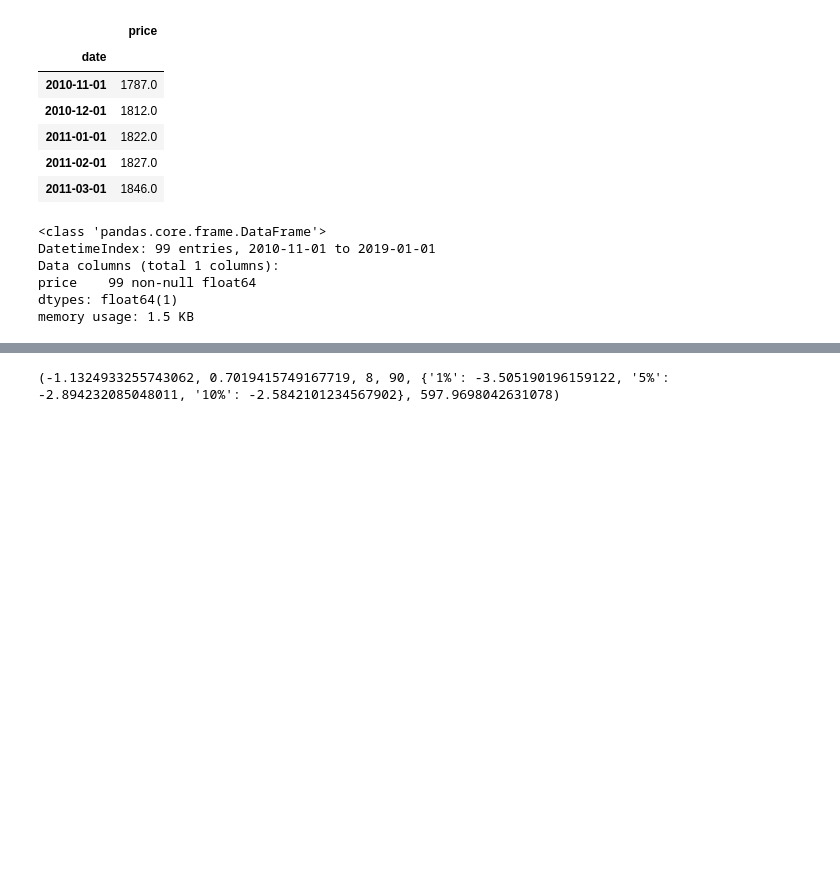
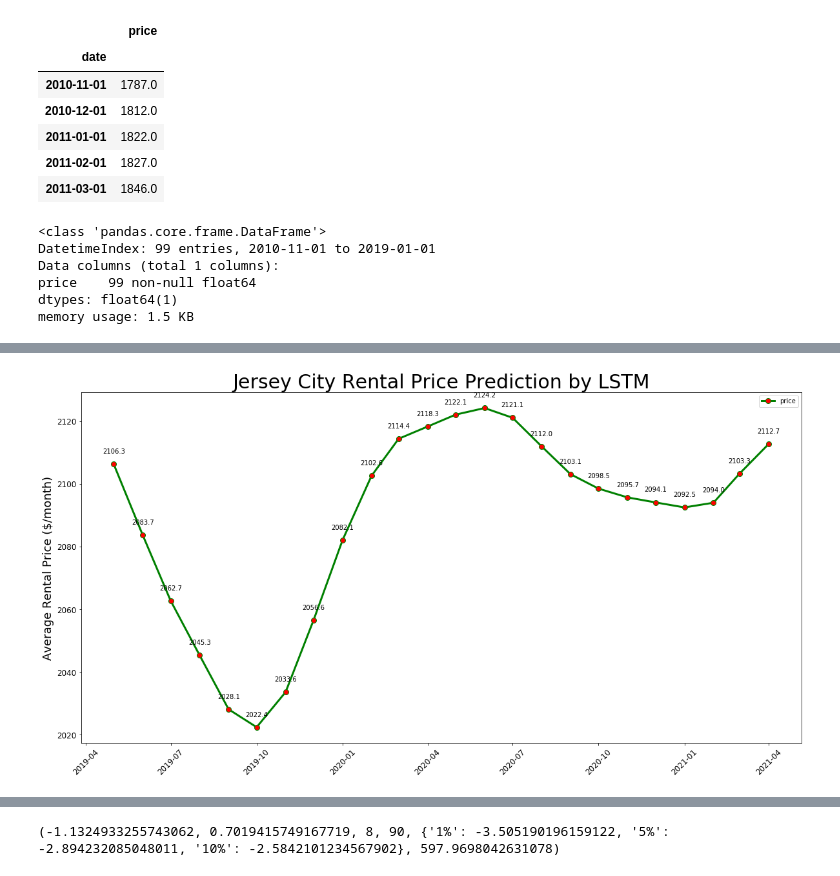
Before and after one commit to JamesLi0217/SSW695_DuckHome, a Jupyter notebook: build_model/AreaPrice_JerseyCity.ipynb, the cells around one changed output, grey strips where cells are left out. Drawn from its saved outputs; the diff is of its cells as text; code cells hidden in the pictures; blank space fills up the shorter version.

```diff
--- a/build_model/AreaPrice_JerseyCity.ipynb
+++ b/build_model/AreaPrice_JerseyCity.ipynb
@@ -35,0 +294,39 @@ memory usage: 1.5 KB
+# %%
+def prediction(step):
+    result = list()
+    for i in range(step):
+        # make one-step forecast
+        X, y = data_scaled[i, 0:-1], data_scaled[i, -1]
+        yhat = forecast_lstm(out_lstm_model, 1, X)
+        # invert scaling
+        yhat = invert_scale(scaler, X, yhat)
+        # invert differencing
+        yhat = inverse_difference(raw_values, yhat, step+1-i)
+        # store forecast
+        result.append(yhat[0])
+    return np.array(result)
+# %%
+# Get forecast 27 steps ahead in future
+pred_long = prediction(step=27)
+time_long = pd.date_range('20190201', periods=27, freq='MS')
+pred_long_df = pd.DataFrame(np.round(pred_long,1), index = time_long, columns=['price'])
+result_long = pd.concat([data, pred_long_df], axis=0)
+result_long = result_long.reset_index()
+# %%
+x2 = result_long['index'].tail(24)
+y2 = result_long['price'].tail(24)
+
+fig2 = plt.figure(figsize = (20, 10))
+plt.plot(x2, y2, linewidth = 3, color='green', marker = 'o', markerfacecolor='red', markersize=8)
+
+plt.title('Jersey City Rental Price Prediction by LSTM', fontsize = 30)
+plt.ylabel('Average Rental Price ($/month)', fontsize = 18)
+plt.tick_params(labelsize = 12)
+plt.xticks(rotation = 45)
+for i, j in zip(x2, y2):
+    plt.text(i, j + 3, j, ha = 'center', va = 'bottom', fontsize = 10)
+
+plt.legend()
+plt.show()
+# %% [output]
+[figure, added]
```
Also changed, not shown: parts of 38 cells of this notebook, 2 other files.
